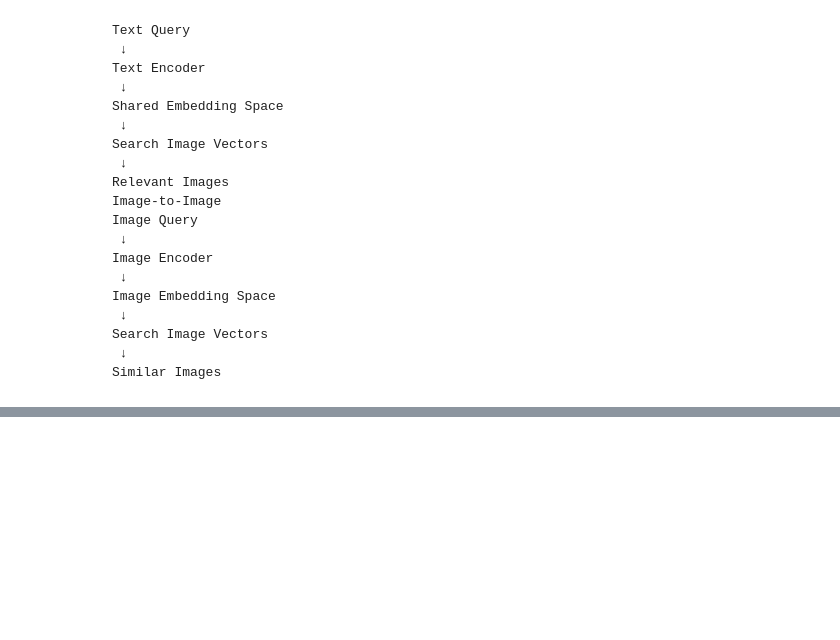
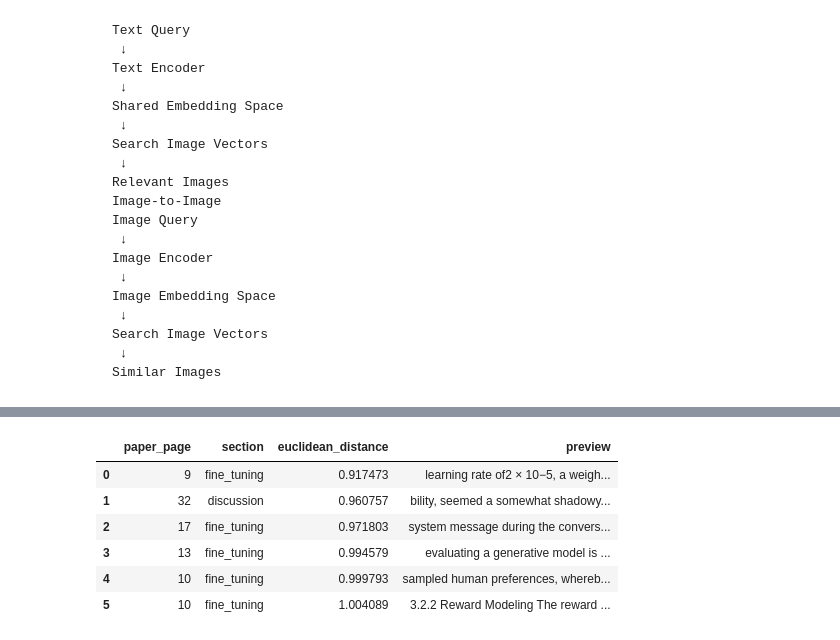
Before and after one commit to Hmnt-dhngra/Modern_route_Full_stack_GenAI, a Jupyter notebook: 3) RAG/13D) Retrieval.ipynb, the cells around one changed output, grey strips where cells are left out. Saved outputs shown, nothing was run; the diff lists cells and outputs as text; code cells hidden in the pictures; blank space fills up the shorter version.

```diff
--- a/3) RAG/13D) Retrieval.ipynb
+++ b/3) RAG/13D) Retrieval.ipynb
@@ -714,0 +1314,20 @@ Similar Images
+# %%
+metric_table.sort_values(
+    by="euclidean_distance",
+    ascending=True
+)[
+    [
+        "paper_page",
+        "section",
+        "euclidean_distance",
+        "preview",
+    ]
+]
+# %% [output]
+|  | paper_page | section | euclidean_distance | preview |
+| 0 | 9 | fine_tuning | 0.917473 | learning rate of2 × 10−5, a weigh... |
+| 1 | 32 | discussion | 0.960757 | bility, seemed a somewhat shadowy... |
+| 2 | 17 | fine_tuning | 0.971803 | system message during the convers... |
+| 3 | 13 | fine_tuning | 0.994579 | evaluating a generative model is ... |
+| 4 | 10 | fine_tuning | 0.999793 | sampled human preferences, whereb... |
+| 5 | 10 | fine_tuning | 1.004089 | 3.2.2 Reward Modeling The reward ... |
```
Also changed, not shown: parts of 56 cells of this notebook, 4 other files.
